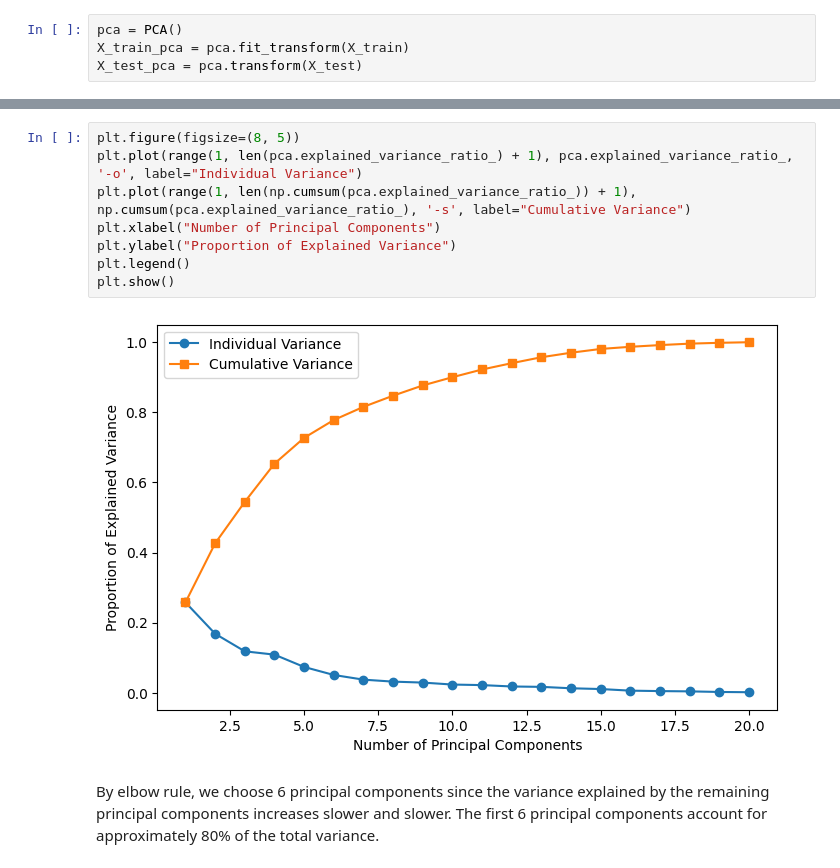
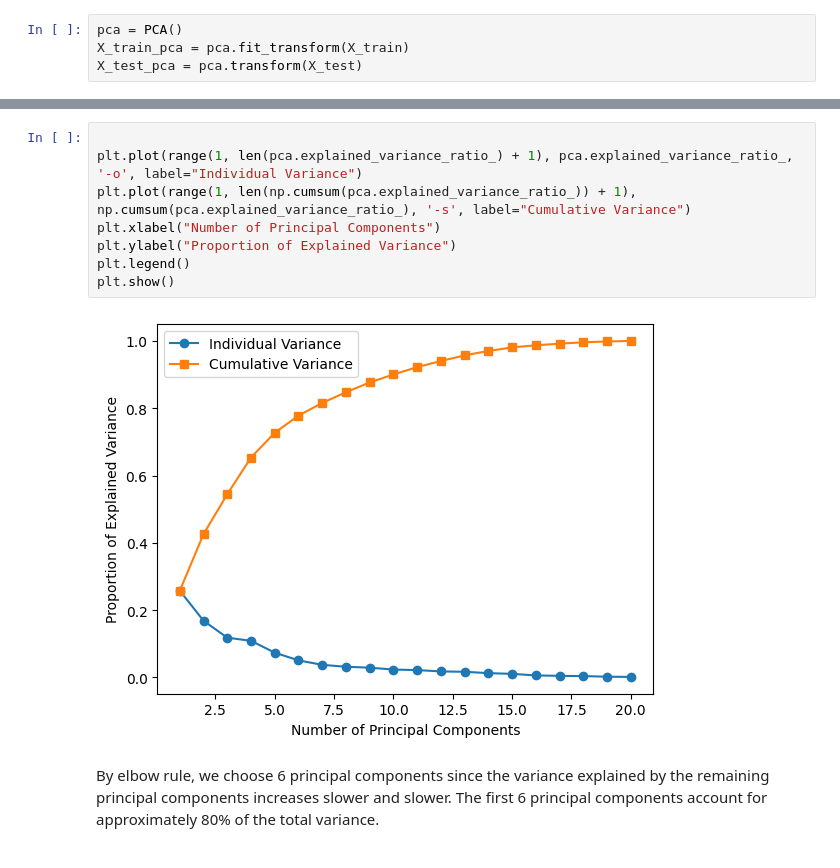
Before and after one commit to SimonLinxy/STATS3DA3_A6, a Jupyter notebook: Assignment6.ipynb, the cells around one changed output, grey strips where cells are left out. Cells and saved outputs as stored; diff of their text form.

```diff
--- a/Assignment6.ipynb
+++ b/Assignment6.ipynb
@@ -557,15 +557,15 @@ print(pc_count)
 # %% [output]
 20
 # %%
-plt.figure(figsize=(8, 5))
+
 plt.plot(range(1, len(pca.explained_variance_ratio_) + 1), pca.explained_variance_ratio_, '-o', label="Individual Variance")
 plt.plot(range(1, len(np.cumsum(pca.explained_variance_ratio_)) + 1), np.cumsum(pca.explained_variance_ratio_), '-s', label="Cumulative Variance")
 plt.xlabel("Number of Principal Components")
 plt.ylabel("Proportion of Explained Variance")
 plt.legend()
 plt.show()
 # %% [output]
-[figure, old version]
+[figure, new version]
 # %% [markdown]
 By elbow rule, we choose 6 principal components since the variance explained by the remaining principal components increases slower and slower. The first 6 principal components account for approximately 80% of the total variance.
 # %%
```
Also changed, not shown: parts of 13 cells of this notebook.
